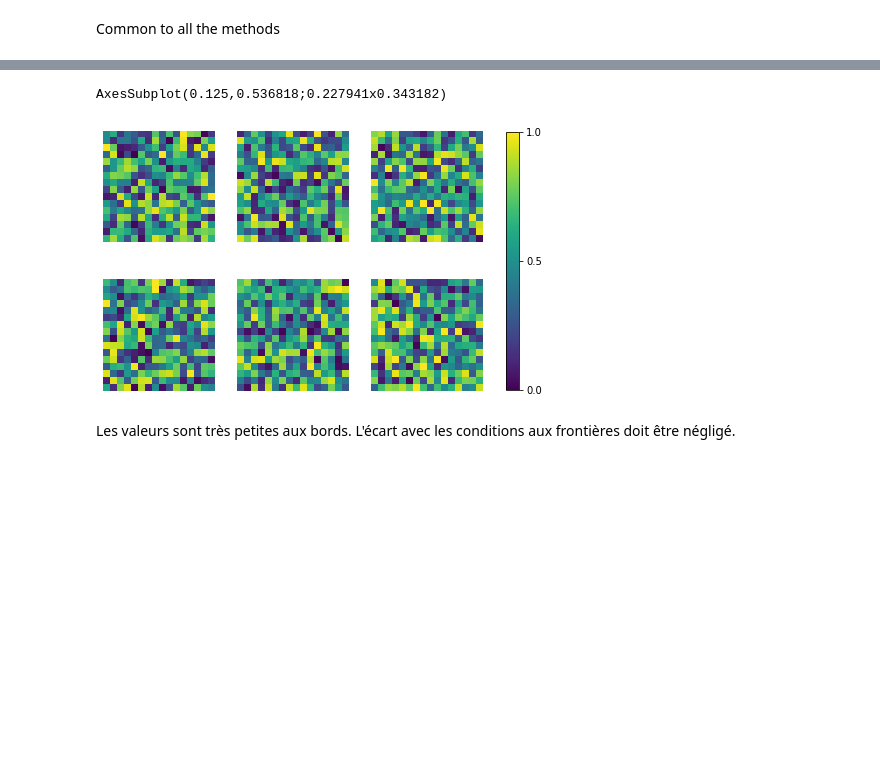
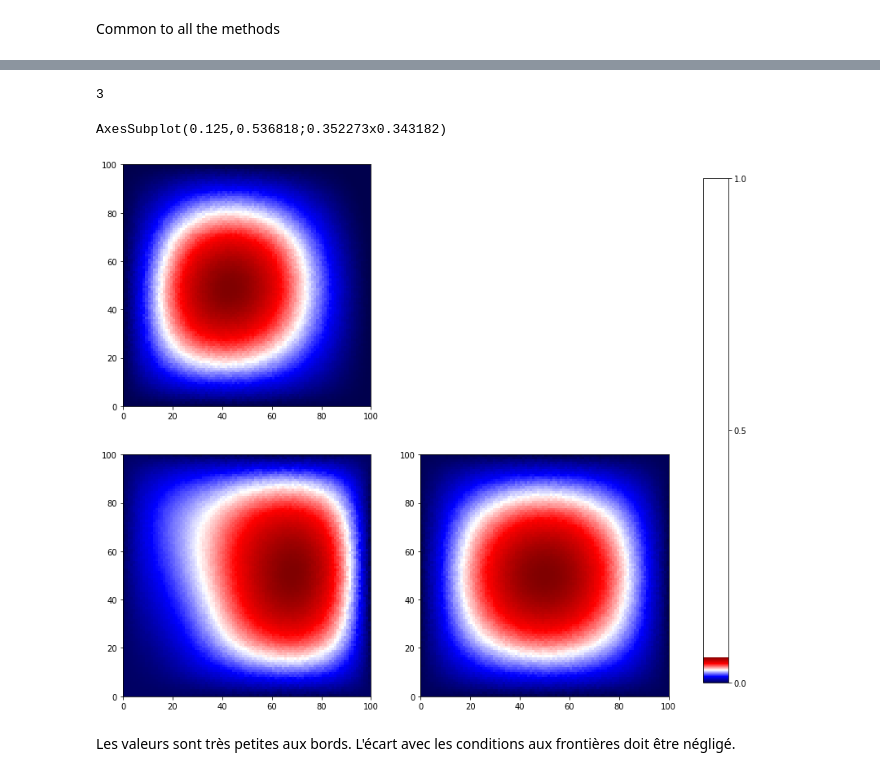
Before and after one commit to LawsonOliveira/Tsunami, a Jupyter notebook: differentiate/NN_test_function_A_F.ipynb, the cells around one changed output, grey strips where cells are left out. Drawn from its saved outputs; the diff is of its cells as text; code cells hidden in the pictures; blank space fills up the shorter version.

```diff
--- a/differentiate/NN_test_function_A_F.ipynb
+++ b/differentiate/NN_test_function_A_F.ipynb
@@ -65,15 +65,16 @@ tf.Tensor(
  [0. 1. 0. 0.]
  [0. 0. 1. 0.]], shape=(3, 4), dtype=float32)
 # %%
-def generate_model():
+def generate_model(n_hidden=2,noise=False):
   # méthode API Sequential
   multilayer_perceptron = keras.models.Sequential([
-    keras.layers.Input(shape=(2)),
-    #keras.layers.GaussianNoise(stddev=1e-3),
-    keras.layers.Dense(20,activation='elu', kernel_initializer='he_normal'),
-    keras.layers.Dense(20,activation='elu', kernel_initializer='he_normal'),
-    keras.layers.Dense(1,use_bias=False)
+    keras.layers.Input(shape=(2))
   ])
+  if noise:
+    multilayer_perceptron.add(keras.layers.GaussianNoise(stddev=1e-3))
+  for _ in range(n_hidden):
+        multilayer_perceptron.add(keras.layers.Dense(20,activation='elu', kernel_initializer='he_normal'))
+  multilayer_perceptron.add(keras.layers.Dense(1,use_bias=False))
   multilayer_perceptron.summary()
   return multilayer_perceptron
 # %%
@@ -454,7 +487,8 @@ dA_dyy= 0
 # method 1: mini-batch gradient descent + (loss = MSE + MSE on all boundary)
 
 # a few train parameters to adjust
-learning_rate = 0.01
+# use learning_rate = 1e-2, batch_size = 1000 for dummy F
+learning_rate = 1e-2
 training_steps = 100
 batch_size = 1000
 display_step = 10
@@ -462,10 +496,11 @@ display_step = 10
 optimizer = tf.optimizers.Adam(lr=learning_rate)
 
 # generate model
-multilayer_perceptron = generate_model()
+multilayer_perceptron = generate_model(n_hidden=2)
 
 
 # Universal Approximator
+# @tf.function
 def g_3(X):
   # F_x = Pstud._eval_polynome_numpy(F_xpy_real,x[0,0],x[0,1])
   N_X = multilayer_perceptron(X)
@@ -601,30 +648,45 @@ np.max(error): 0.0639056
+# %%
+l = np.array([[1],[2],[3]])
+print(np.max(l))
+# %% [output]
+3
 # %%
 # code to set a uniform colorbar
 
 import matplotlib.pyplot as plt
 import numpy as np
 
-fig, axes = plt.subplots(nrows=2, ncols=3, figsize=(8.5, 5))
+fig, axes = plt.subplots(nrows=2, ncols=2, figsize=(15,12))
+
+l_val = [error, appro_values, true_values]
 
 print(axes.flat[0])
-for ax in axes.flat:
-    ax.set_axis_off()
-    im = ax.imshow(np.random.random((16, 16)), cmap='viridis',
-                   vmin=0, vmax=1)
+
+ax = axes.flat[0]
+im = ax.pcolormesh(error, cmap=seismic)
+
+ax = axes.flat[1]
+ax.set_axis_off()
+
+ax = axes.flat[2]
+im = ax.pcolormesh(appro_values, cmap=seismic)
+
+ax = axes.flat[3]
+im = ax.pcolormesh(true_values, cmap=seismic)
 
 # notice that here we use ax param of figure.colorbar method instead of
 
 # the cax param as the above example
 
 cbar = fig.colorbar(im, ax=axes.ravel().tolist(), shrink=0.95)
 
 cbar.set_ticks(np.arange(0, 1.1, 0.5))
 # cbar.set_ticklabels(['low', 'medium', 'high'])
 
 plt.show()
 # %% [output]
-AxesSubplot(0.125,0.536818;0.227941x0.343182)
+AxesSubplot(0.125,0.536818;0.352273x0.343182)
-[figure, old version]
+[figure, new version]
 # %% [markdown]
 Les valeurs sont très petites aux bords. L'écart avec les conditions aux frontières doit être négligé.
 # %% [markdown]
```
Also changed, not shown: parts of 13 cells of this notebook, 2 other files.
